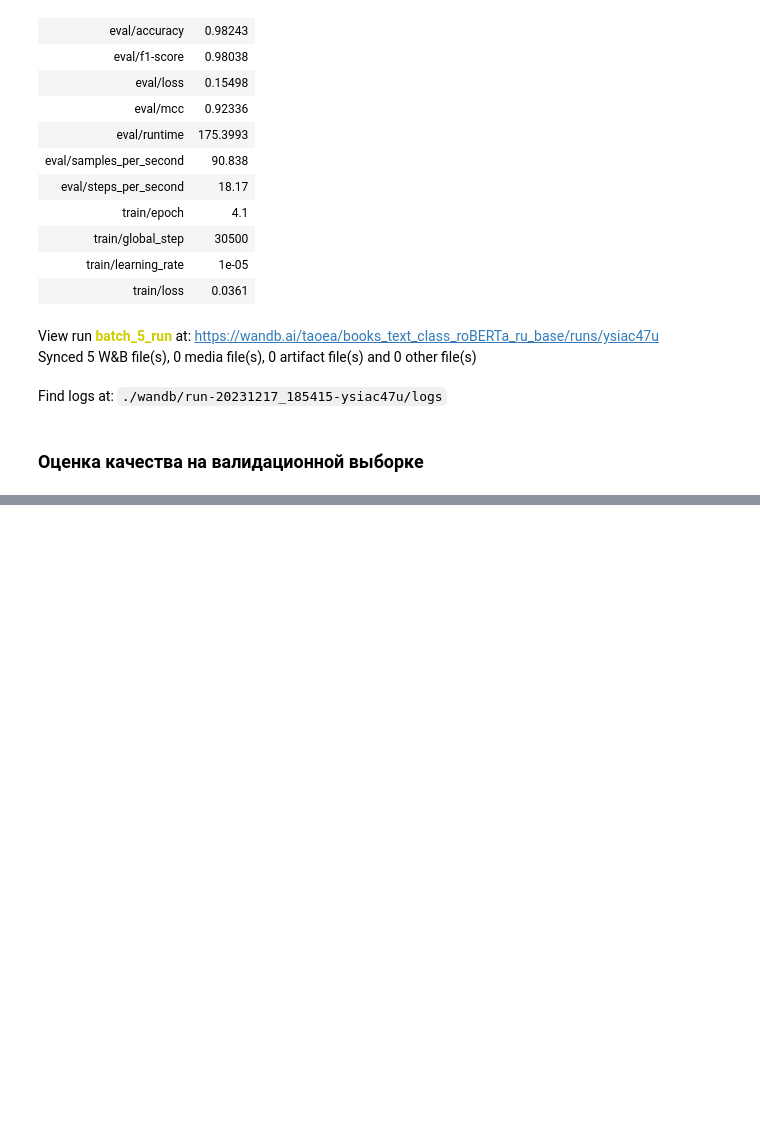
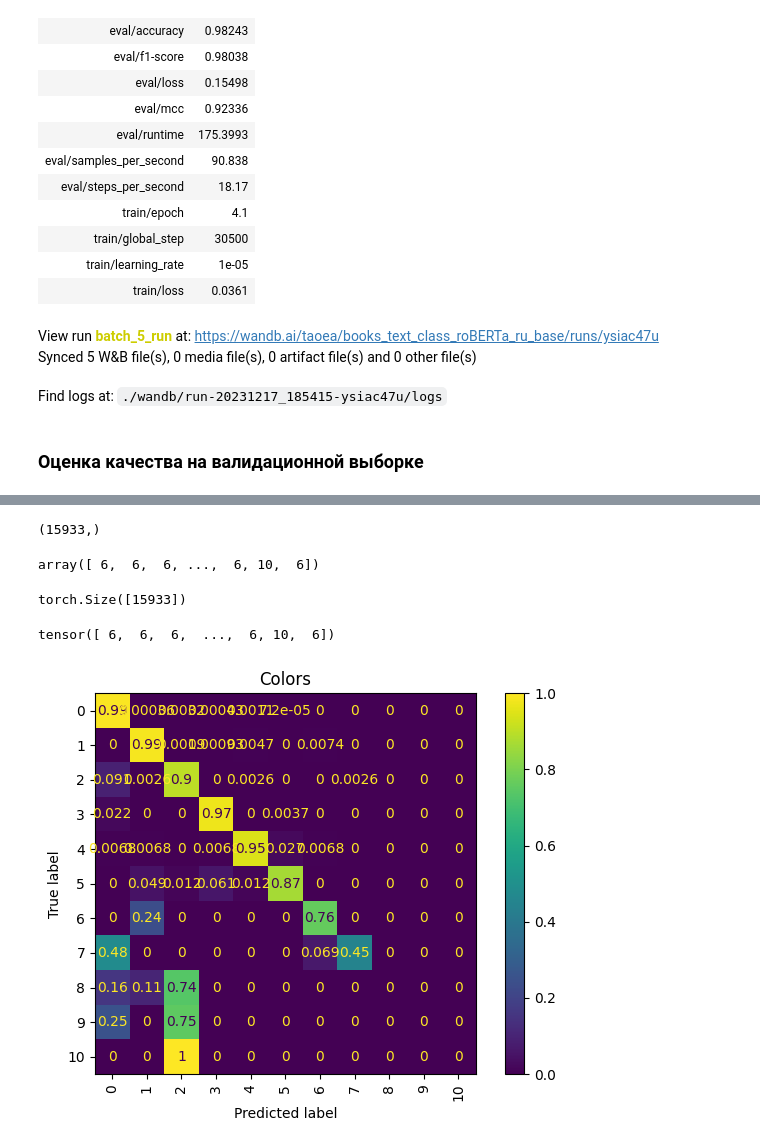
Before and after one commit to ekaterinatao/hackathon_books_text_classification, a Jupyter notebook: code_cru_roberta_ru_base.ipynb, the cells around one changed output, grey strips where cells are left out. Saved outputs shown, nothing was run; the diff lists cells and outputs as text; code cells hidden in the pictures; blank space fills up the shorter version.

```diff
--- a/code_cru_roberta_ru_base.ipynb
+++ b/code_cru_roberta_ru_base.ipynb
@@ -342,0 +344,3 @@ predictions.metrics
+# %%
+preds = predictions.predictions
+preds
@@ -342,0 +361,29 @@ predictions.metrics
+# %%
+predicted_labels = np.argmax(preds, axis=1)
+print(predicted_labels.shape)
+predicted_labels
+# %% [output]
+(15933,)
+array([ 6,  6,  6, ...,  6, 10,  6])
+# %%
+true_labels = encoded_dataset['valid']['labels']
+print(true_labels.shape)
+true_labels
+# %% [output]
+torch.Size([15933])
+tensor([ 6,  6,  6,  ...,  6, 10,  6])
+# %%
+cn_matrix = confusion_matrix(
+    y_true = le.inverse_transform(true_labels.tolist()),
+    y_pred = le.inverse_transform(predicted_labels.tolist()),
+    labels = le.inverse_transform(data_raw['labels'].value_counts().index).tolist(),
+    normalize="true",
+)
+ConfusionMatrixDisplay(cn_matrix).plot(
+    include_values=True, xticks_rotation="vertical"
+)
+plt.title("Colors")
+plt.tight_layout()
+plt.show()
+# %% [output]
+[figure, added]
```
Also changed, not shown: parts of 9 cells of this notebook.
